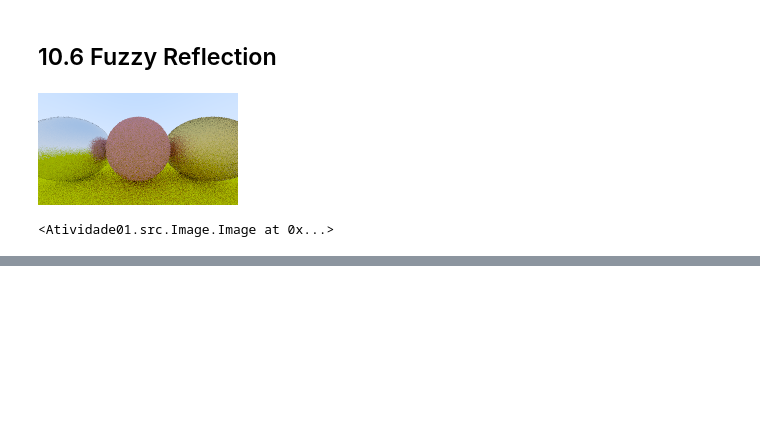
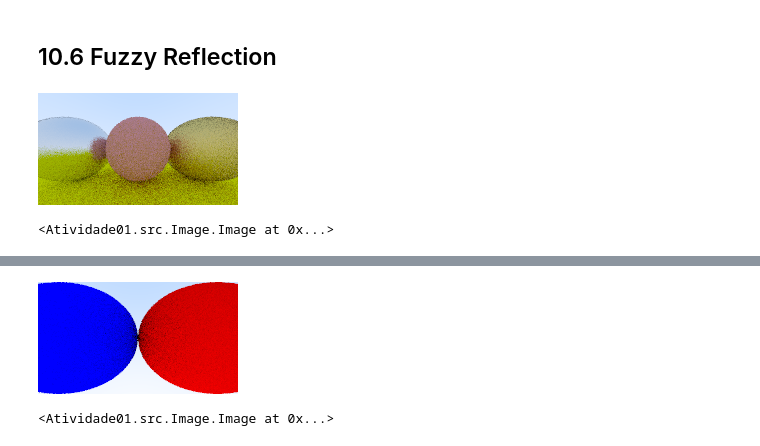
Before and after one commit to GregorioFornetti/atividades-cg, a Jupyter notebook: tutorial/tutorial.ipynb, the cells around one changed output, grey strips where cells are left out. Cells and saved outputs as stored; diff of their text form; code cells hidden in the pictures; blank space fills up the shorter version.

```diff
--- a/tutorial/tutorial.ipynb
+++ b/tutorial/tutorial.ipynb
@@ -1867,0 +2025,17 @@ camera.render(world, '15-fuzzed-metals.png')
+# %%
+from Atividade04.src.constants import pi
+
+R = np.cos(pi / 4)
+camera = Camera(image_width=200, samples_per_pixel=10, max_depth=10, vfov=90)
+
+material_left = Lambertian(Color([0, 0, 1]))
+material_right = Lambertian(Color([1, 0, 0]))
+
+world = HittableList()
+world.add(Sphere(Point3([-R, 0, -1]), R, material_left))
+world.add(Sphere(Point3([R, 0, -1]), R, material_right))
+
+camera.render(world, '17-spheres-vfov90.png')
+# %% [output]
+[figure, added]
+<Atividade01.src.Image.Image at 0x...>
```
Also changed, not shown: parts of 10 cells of this notebook, 12 other files.
